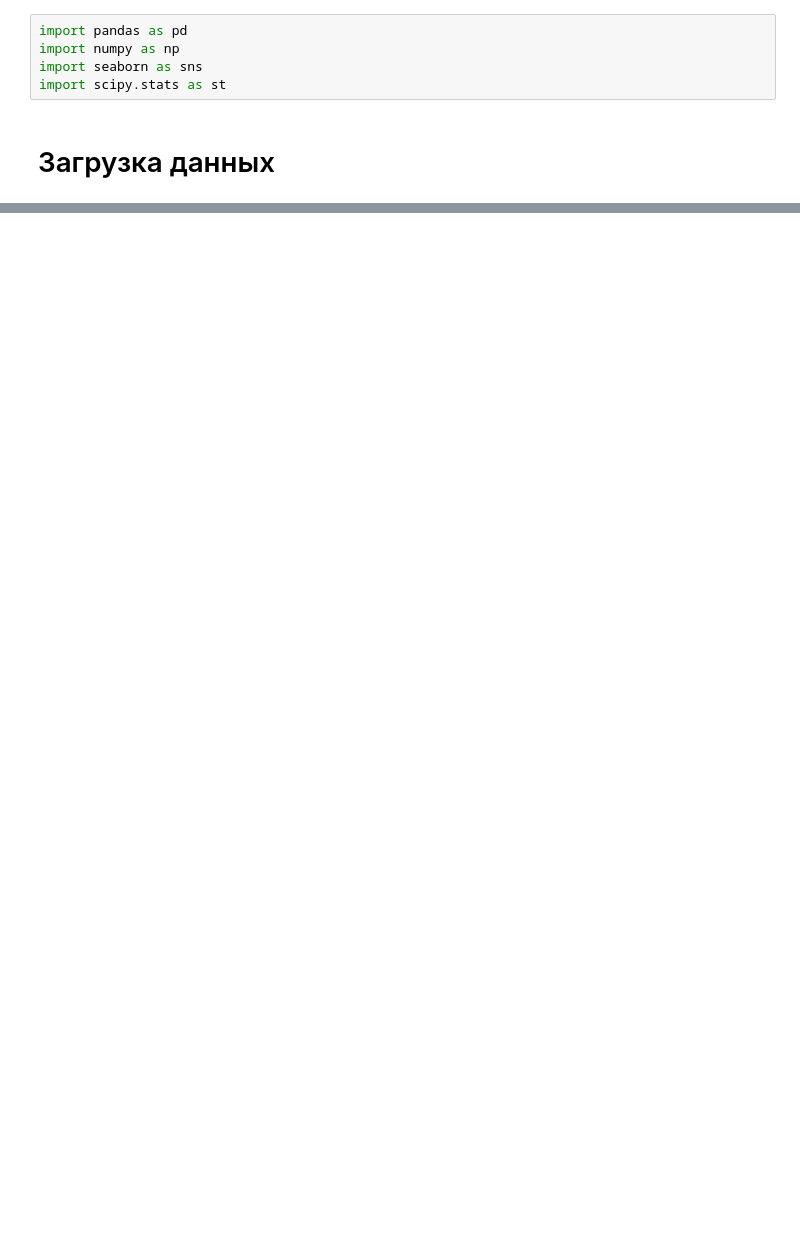
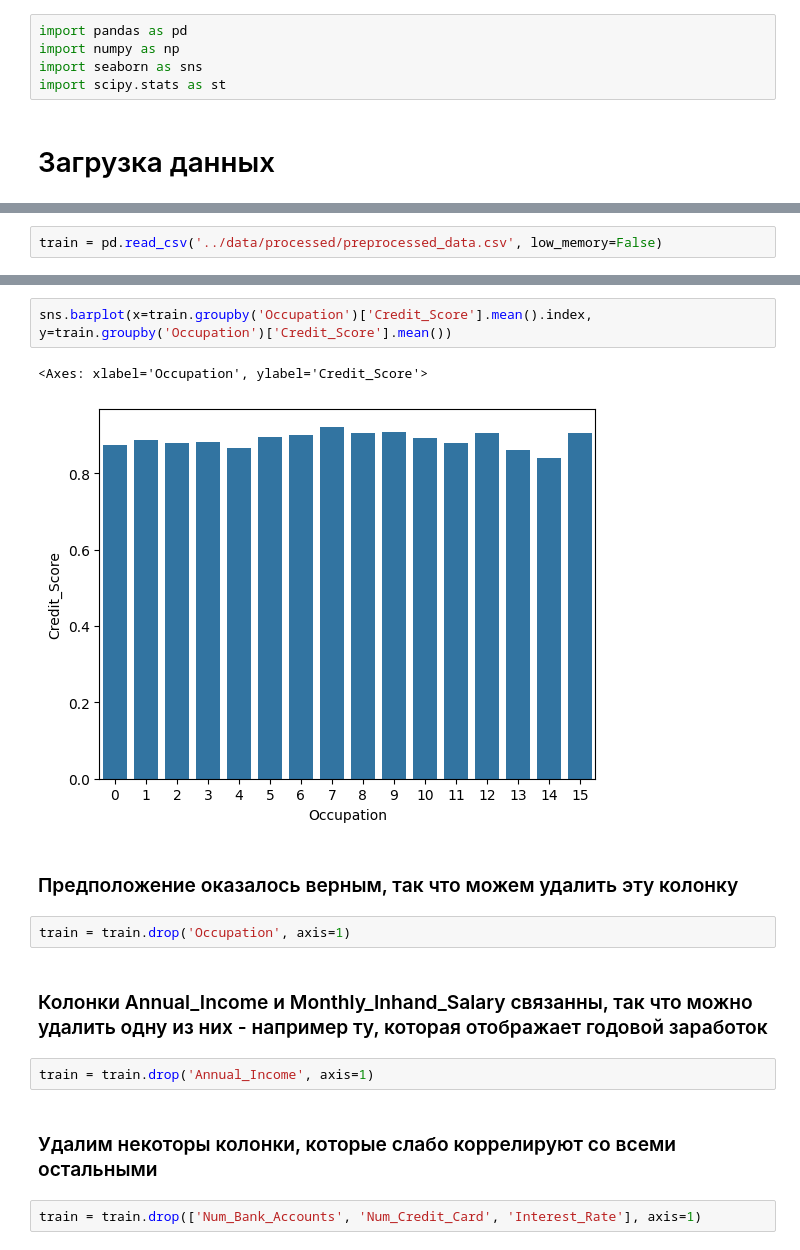
Before and after one commit to Jeyd0n/CreditScoringProject, a Jupyter notebook: notebooks/EDA.ipynb, the cells around one changed output, grey strips where cells are left out. Cells and saved outputs as stored; diff of their text form; blank space fills up the shorter version.

```diff
--- a/notebooks/EDA.ipynb
+++ b/notebooks/EDA.ipynb
@@ -291,0 +10,2 @@ train = pd.concat((train.drop('Credit_Mix', axis=1), pd.get_dummies(train['Credi
+# %%
+train = pd.read_csv('../data/processed/preprocessed_data.csv', low_memory=False)
@@ -291,0 +40,17 @@ train = pd.concat((train.drop('Credit_Mix', axis=1), pd.get_dummies(train['Credi
+# %%
+sns.barplot(x=train.groupby('Occupation')['Credit_Score'].mean().index, y=train.groupby('Occupation')['Credit_Score'].mean())
+# %% [output]
+<Axes: xlabel='Occupation', ylabel='Credit_Score'>
+[figure, added]
+# %% [markdown]
+### Предположение оказалось верным, так что можем удалить эту колонку
+# %%
+train = train.drop('Occupation', axis=1)
+# %% [markdown]
+### Колонки Annual_Income и Monthly_Inhand_Salary связанны, так что можно удалить одну из них - например ту, которая отображает годовой заработок
+# %%
+train = train.drop('Annual_Income', axis=1)
+# %% [markdown]
+### Удалим некоторы колонки, которые слабо коррелируют со всеми остальными
+# %%
+train = train.drop(['Num_Bank_Accounts', 'Num_Credit_Card', 'Interest_Rate'], axis=1)
```
Also changed, not shown: parts of 77 cells of this notebook, 2 other files.
